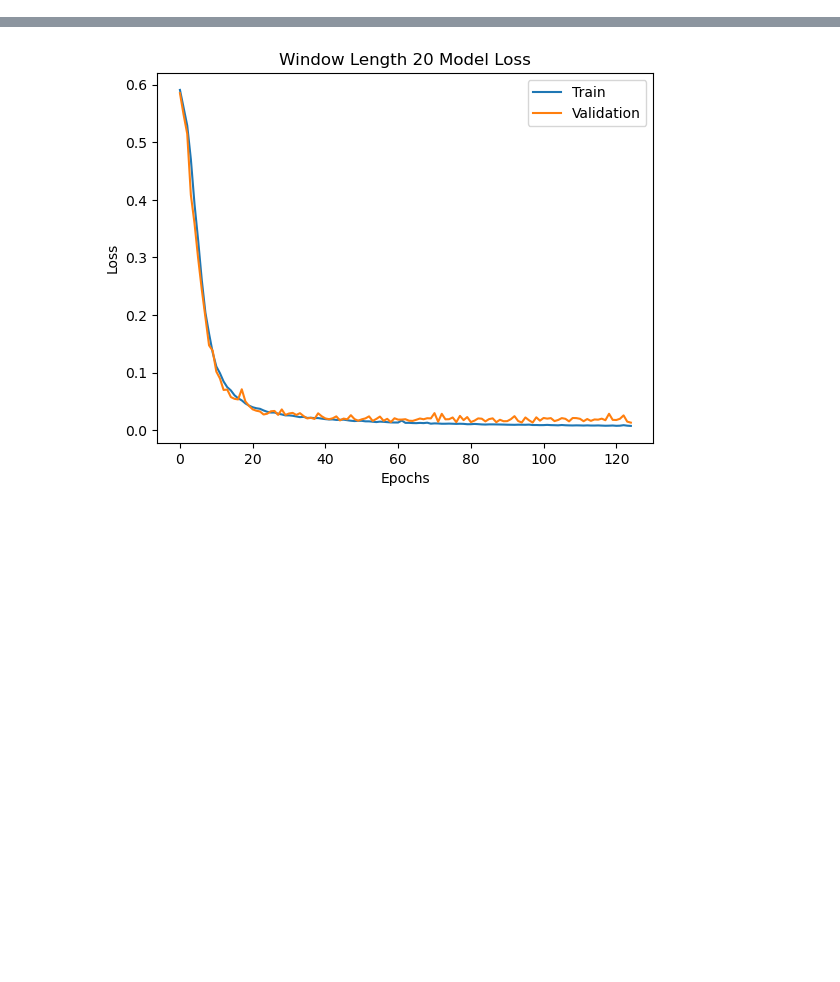
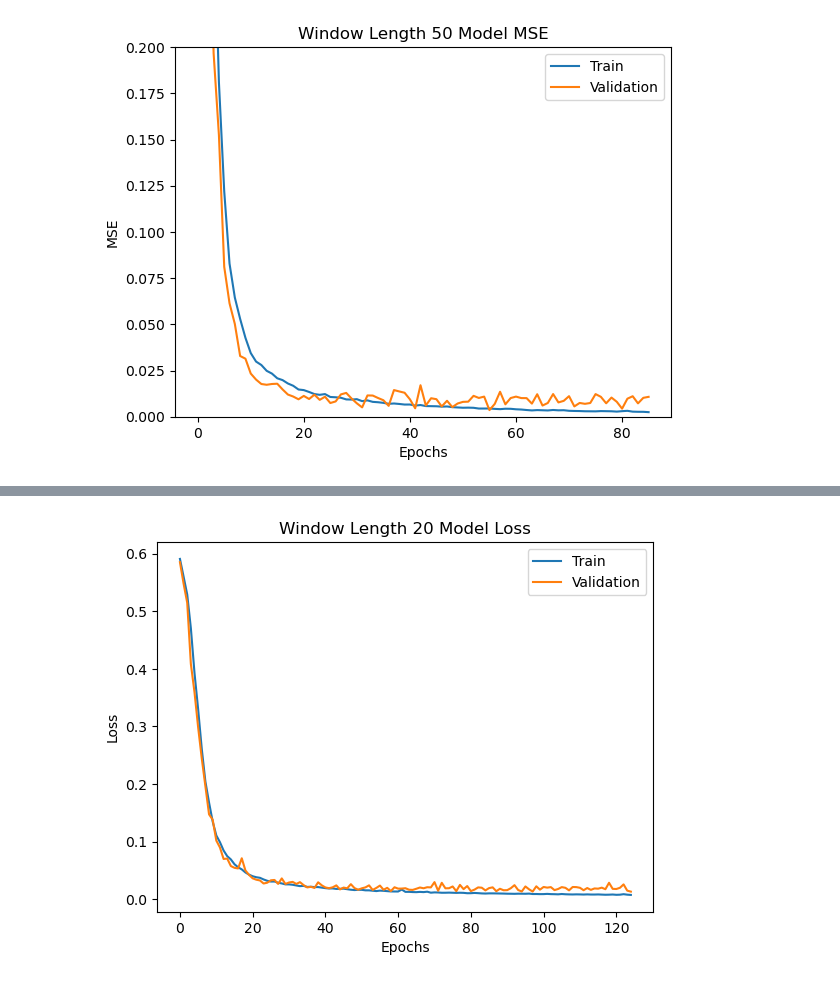
Before and after one commit to pxndey/engine_RUL, a Jupyter notebook: metrics.ipynb, the cells around one changed output, grey strips where cells are left out. Saved outputs shown, nothing was run; the diff lists cells and outputs as text; code cells hidden in the pictures; blank space fills up the shorter version.

```diff
--- a/metrics.ipynb
+++ b/metrics.ipynb
@@ -51,3 +95,7 @@ plot(history_arrays,window_size,0)
+# %%
+plot(history_arrays,window_size,8,'mse','val_mse')
+# %% [output]
+[figure, added]
 # %%
 plot(history_arrays,window_size,1)
 # %% [output]
```
Also changed, not shown: parts of 16 cells of this notebook, 14 other files.
